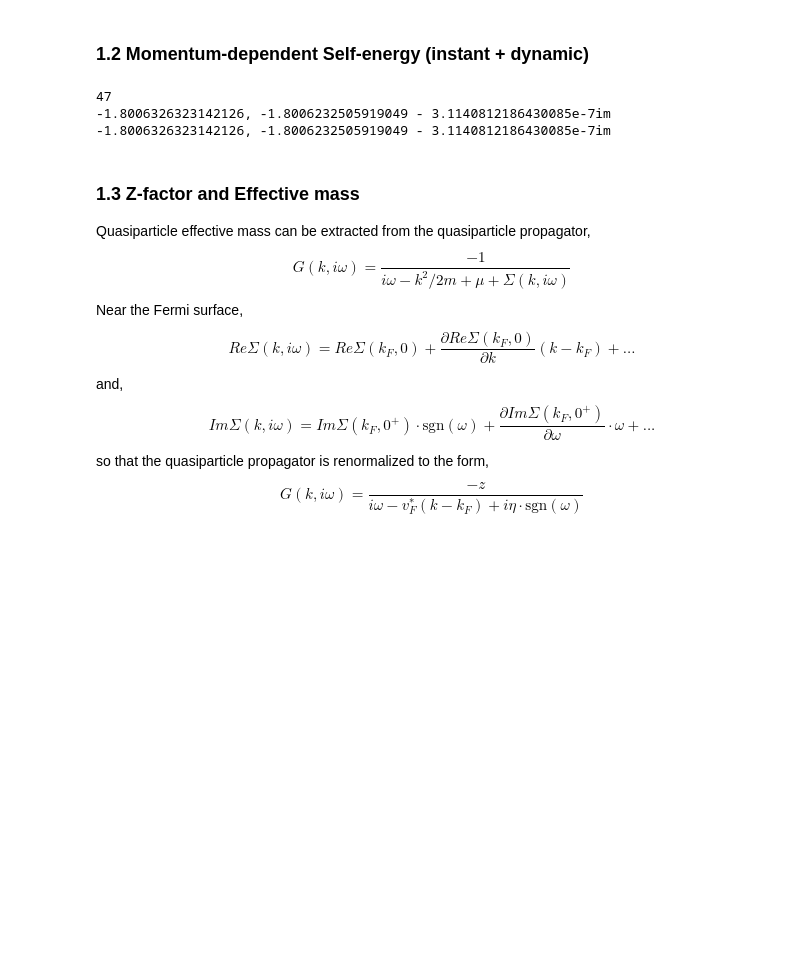
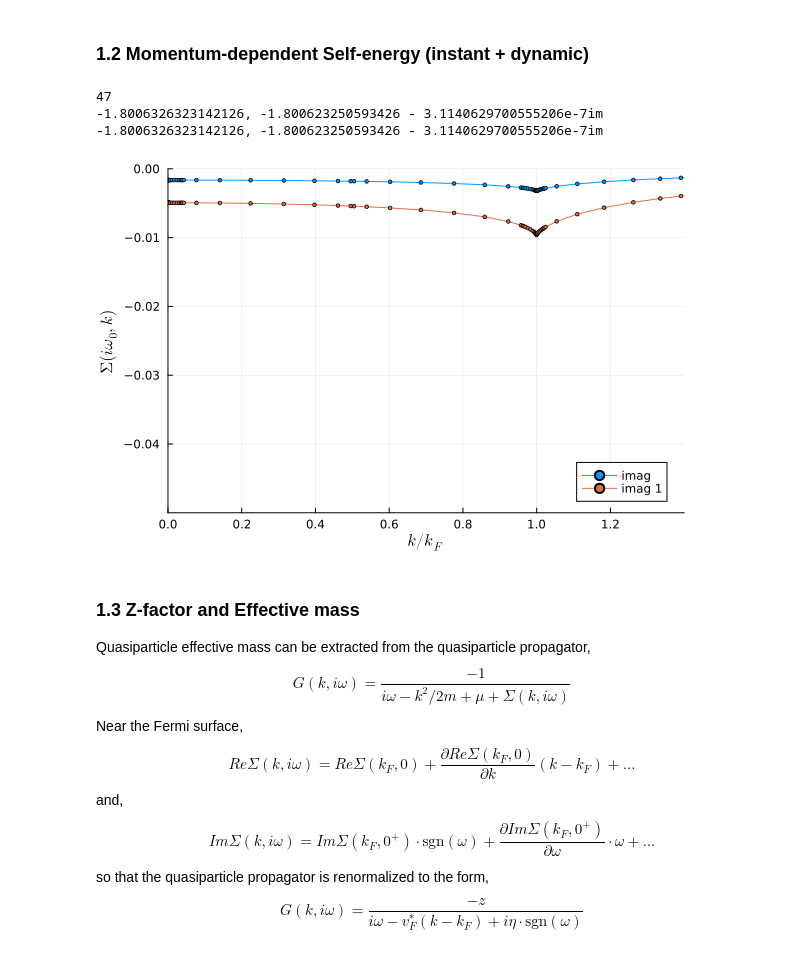
Before and after one commit to numericalEFT/ElectronGas.jl, a Jupyter notebook: example/G0W0_2D.ipynb, the cells around one changed output. Cells and saved outputs as stored; diff of their text form; code cells hidden in the pictures; blank space fills up the shorter version.

```diff
--- a/example/G0W0_2D.ipynb
+++ b/example/G0W0_2D.ipynb
@@ -38,27 +36,23 @@ plot!(dlr.ωn/para.EF, real(sigma_wn.dynamic[1, 1, kFidx, :]),marker=2, label="r
 # %% [markdown]
 ### 1.2 Momentum-dependent Self-energy (instant + dynamic)
 # %%
-widx = searchsortedfirst(dlr.n, 0)
-println(widx)
-#println(imag(sigma_wn.dynamic[1, 1, :, widx]))
+w0_idx = searchsortedfirst(dlr.n, 0)
+println(w0_idx)
 
-sig = sigma_wn.dynamic[1, 1, :, widx].+sigma_wn.instant[1, 1, :]
-println("$(-para.kF*2*para.e0^2/π), $(sigma_wn.instant[1,1,kFidx])")
-plot(kgrid.grid/para.kF, imag(sigma_wn.dynamic[1, 1, :, widx]), xlim=(0.0,1.4), ylim=(-0.05,0.0),marker=2, label="imag", xlabel=L"$k/k_F$", ylabel=L"$\Sigma(i\omega_0, k)$")
+sig = sigma_ωn[w0_idx, :] .+ sigma_ins[1, :]
+println("$(-para.kF*2*para.e0^2/π), $(sigma_ins[1, kFidx])")
+plot(kgrid.grid/para.kF, imag(sigma_ωn[w0_idx, :]), xlim=(0.0,1.4), ylim=(-0.05,0.0),marker=2, label="imag", xlabel=L"$k/k_F$", ylabel=L"$\Sigma(i\omega_0, k)$")
 #plot!(kgrid.grid/para.kF, real(sig), marker=2, label="real")
-#plot!(kgrid.grid/para.kF, real(sigma_wn.dynamic[1, 1, :, widx]), marker=2, label="real dynamic")
-#plot!(kgrid.grid/para.kF, real(sigma_wn.instant[1, 1, :]), marker=2, label="real instant")
 
-sig = sigma_wn.dynamic[1, 1, :, widx+1].+sigma_wn.instant[1, 1, :]
-println("$(-para.kF*2*para.e0^2/π), $(sigma_wn.instant[1,1,kFidx])")
+sig = sigma_ωn[w0_idx+1, :] .+ sigma_ins[1, :]
+println("$(-para.kF*2*para.e0^2/π), $(sigma_ins[1, kFidx])")
 plot!(kgrid.grid/para.kF, imag(sig), xlim=(0.0,1.4), ylim=(-0.05,0.0),marker=2, label="imag 1", xlabel=L"$k/k_F$", ylabel=L"$\Sigma(i\omega_0, k)$")
 #plot!(kgrid.grid/para.kF, real(sig), marker=2, label="real 1")
-#plot!(kgrid.grid/para.kF, real(sigma_wn.dynamic[1, 1, :, widx+1]), marker=2, label="real dynamic 1")
-#plot!(kgrid.grid/para.kF, real(sigma_wn.instant[1, 1, :]), marker=2, label="real instant 1")
 # %% [output]
 47
--1.8006326323142126, -1.8006232505919049 - 3.1140812186430085e-7im
--1.8006326323142126, -1.8006232505919049 - 3.1140812186430085e-7im
+-1.8006326323142126, -1.800623250593426 - 3.1140629700555206e-7im
+-1.8006326323142126, -1.800623250593426 - 3.1140629700555206e-7im
+[figure, added]
 # %% [markdown]
 ### 1.3 Z-factor and Effective mass
 
```
Also changed, not shown: parts of 6 cells of this notebook, 2 other files.
